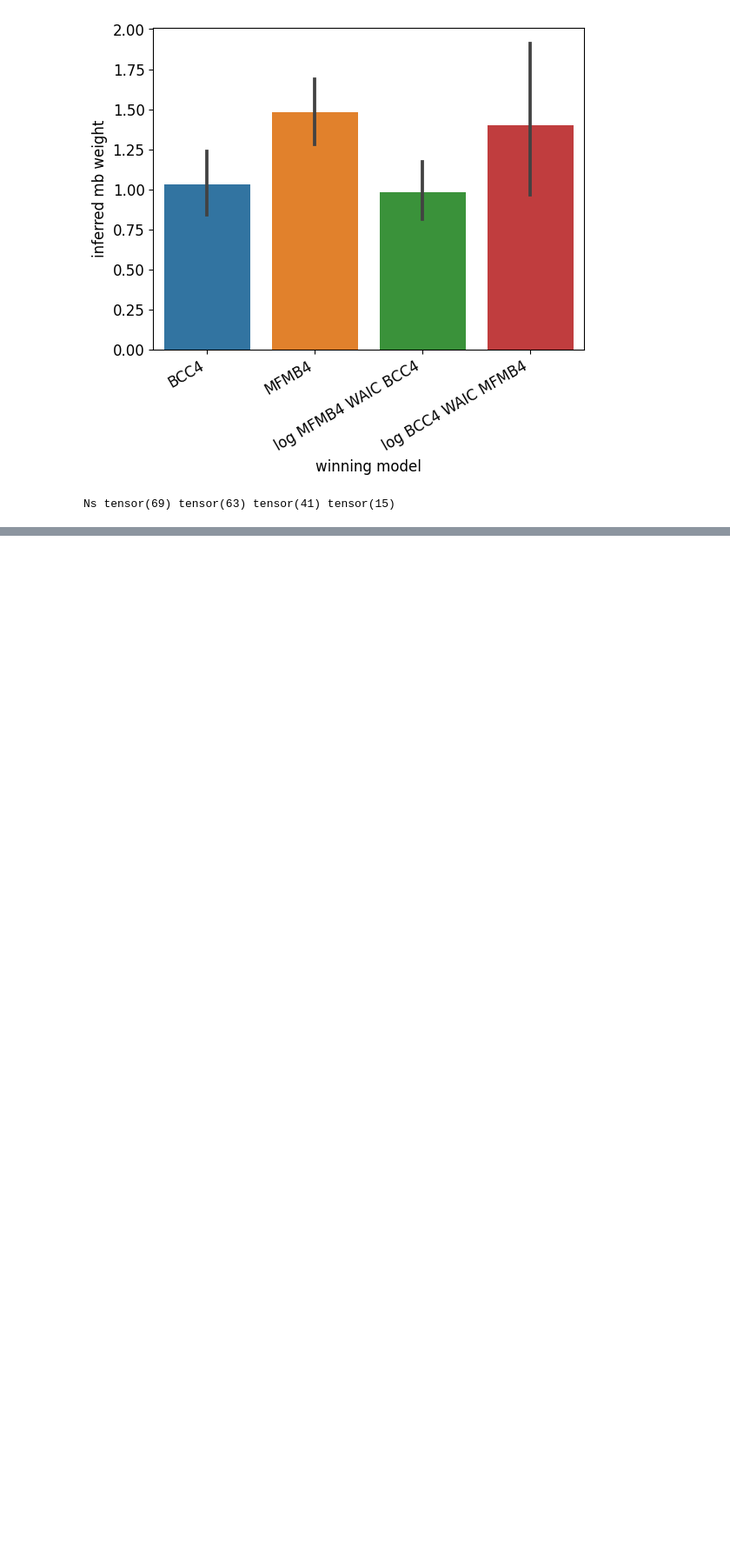
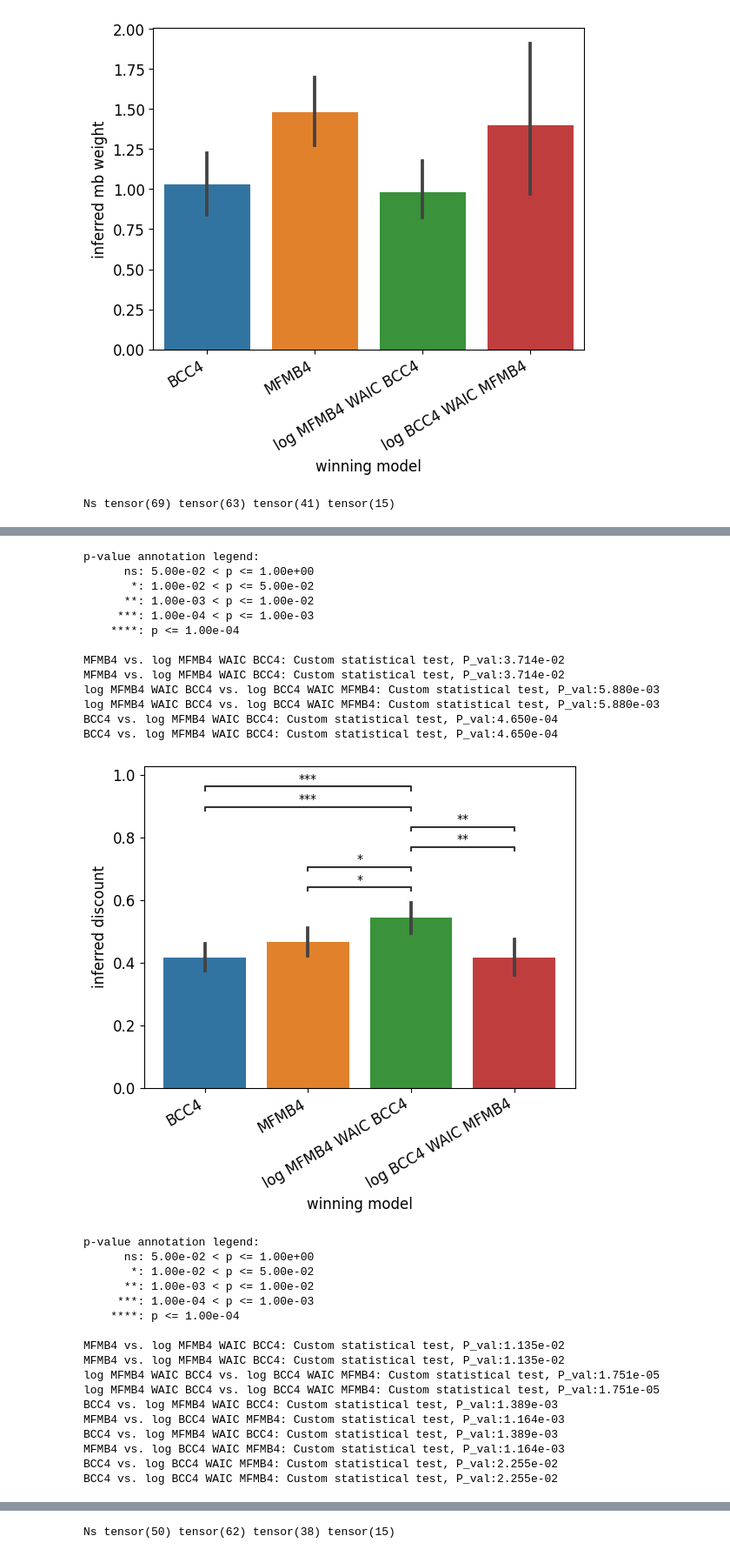
Before and after one commit to SSchwoebel/BayesianTwoStageTaskAnalysis, a Jupyter notebook: 5c_compare_inference_bayesian.ipynb, the cells around one changed output, grey strips where cells are left out. Shown at 87% size. Saved outputs shown, nothing was run; the diff lists cells and outputs as text; code cells hidden in the pictures; blank space fills up the shorter version.

Commit message:
now with annotation

```diff
--- a/5c_compare_inference_bayesian.ipynb
+++ b/5c_compare_inference_bayesian.ipynb
@@ -1717,2 +1717,41 @@ print("Ns", group_surely_BCC4.sum(), group_surely_MFMB4.sum(), group_log_MFMB4_W
 [figure]
 Ns tensor(69) tensor(63) tensor(41) tensor(15)
+# %%
+plot_fontsize = 12
+
+for param in MFMB4_param_names:
+    plot_group_bars(results_mean_df, param, only_fitting=True, annotate_pvals=True)
+
+print("Ns", group_surely_BCC4[did_fit].sum(), group_surely_MFMB4[did_fit].sum(), group_log_MFMB4_WAIC_BCC4[did_fit].sum(), group_log_BCC4_WAIC_MFMB4[did_fit].sum())
+# %% [output]
+p-value annotation legend:
+      ns: 5.00e-02 < p <= 1.00e+00
+       *: 1.00e-02 < p <= 5.00e-02
+      **: 1.00e-03 < p <= 1.00e-02
+     ***: 1.00e-04 < p <= 1.00e-03
+    ****: p <= 1.00e-04
+
+MFMB4 vs. log MFMB4 WAIC BCC4: Custom statistical test, P_val:3.714e-02
+MFMB4 vs. log MFMB4 WAIC BCC4: Custom statistical test, P_val:3.714e-02
+log MFMB4 WAIC BCC4 vs. log BCC4 WAIC MFMB4: Custom statistical test, P_val:5.880e-03
+log MFMB4 WAIC BCC4 vs. log BCC4 WAIC MFMB4: Custom statistical test, P_val:5.880e-03
+BCC4 vs. log MFMB4 WAIC BCC4: Custom statistical test, P_val:4.650e-04
+BCC4 vs. log MFMB4 WAIC BCC4: Custom statistical test, P_val:4.650e-04
+[figure, added]
+p-value annotation legend:
+      ns: 5.00e-02 < p <= 1.00e+00
+       *: 1.00e-02 < p <= 5.00e-02
+      **: 1.00e-03 < p <= 1.00e-02
+     ***: 1.00e-04 < p <= 1.00e-03
+    ****: p <= 1.00e-04
+
+MFMB4 vs. log MFMB4 WAIC BCC4: Custom statistical test, P_val:1.135e-02
+MFMB4 vs. log MFMB4 WAIC BCC4: Custom statistical test, P_val:1.135e-02
+log MFMB4 WAIC BCC4 vs. log BCC4 WAIC MFMB4: Custom statistical test, P_val:1.751e-05
+log MFMB4 WAIC BCC4 vs. log BCC4 WAIC MFMB4: Custom statistical test, P_val:1.751e-05
+BCC4 vs. log MFMB4 WAIC BCC4: Custom statistical test, P_val:1.389e-03
+MFMB4 vs. log BCC4 WAIC MFMB4: Custom statistical test, P_val:1.164e-03
+BCC4 vs. log MFMB4 WAIC BCC4: Custom statistical test, P_val:1.389e-03
+MFMB4 vs. log BCC4 WAIC MFMB4: Custom statistical test, P_val:1.164e-03
+BCC4 vs. log BCC4 WAIC MFMB4: Custom statistical test, P_val:2.255e-02
+BCC4 vs. log BCC4 WAIC MFMB4: Custom statistical test, P_val:2.255e-02
@@ -1718,0 +1787 @@ Ns tensor(69) tensor(63) tensor(41) tensor(15)
+Ns tensor(50) tensor(62) tensor(38) tensor(15)
```
Also changed, not shown: parts of 26 cells of this notebook, 2 other files.
